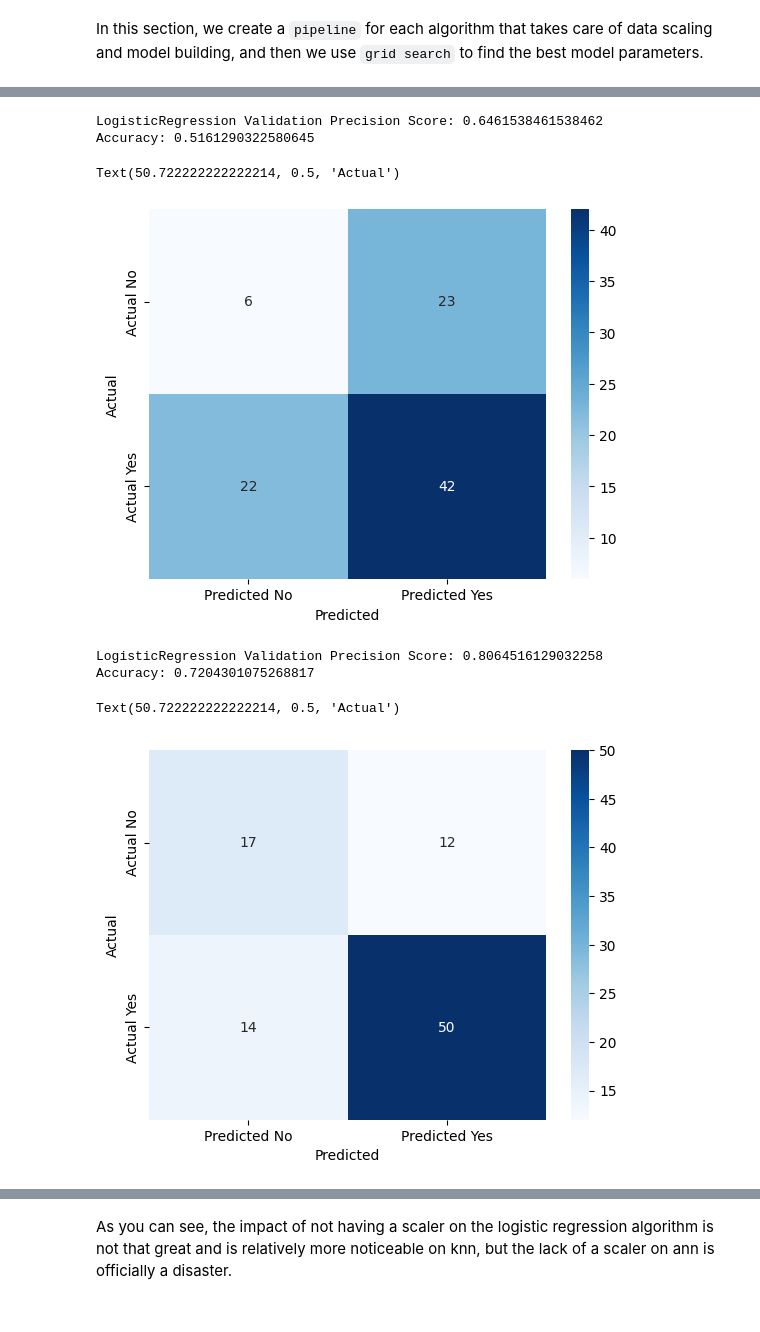
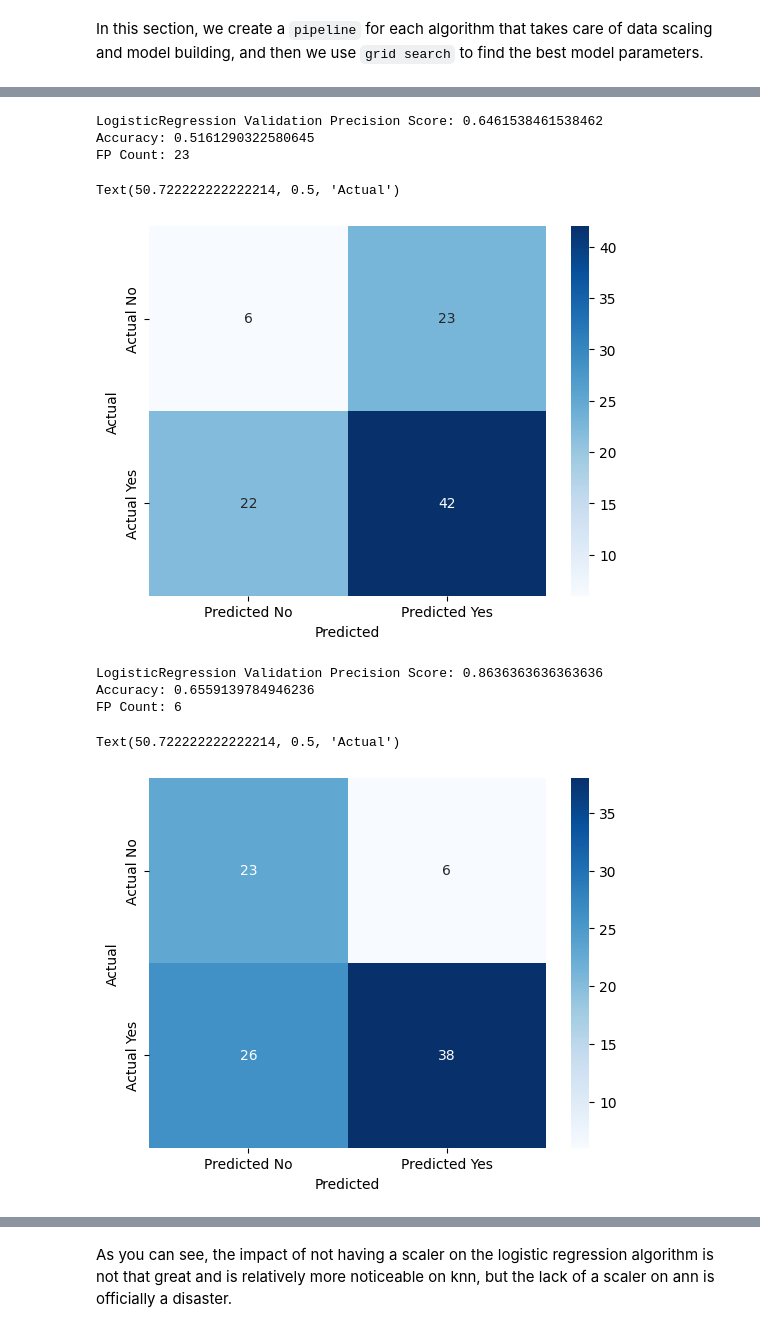
Before and after one commit to AminPerfectDevGeek/FinalProject_Daneshkar, a Jupyter notebook: notebooks/Loan Allocation Eligibility Review Model Project.ipynb, the cells around one changed output, grey strips where cells are left out. Saved outputs shown, nothing was run; the diff lists cells and outputs as text; code cells hidden in the pictures.

```diff
--- a/notebooks/Loan Allocation Eligibility Review Model Project.ipynb
+++ b/notebooks/Loan Allocation Eligibility Review Model Project.ipynb
@@ -133,20 +134,19 @@ In this section, we create a `pipeline` for each algorithm that takes care of da
 # Logistic Regression with scaler
 pipe_lr = Pipeline([
     ('scaler', StandardScaler()),
-    ('model', LogisticRegression(random_state=42, max_iter=1000, class_weight={0: 3, 1: 1}))
+    ('model', LogisticRegression(random_state=42, max_iter=1000, class_weight={0: 10, 1: 1}))
 ])
 
 param_grid_lr = {
-    'model__C': [0.01, 0.1, 1, 10, 100],
-    'model__solver': ['liblinear', 'lbfgs'],
-    'model__class_weight': [{0: 1, 1: 1}, {0: 2, 1: 1}, {0: 3, 1: 1}]
+    'model__C': [0.01, 0.1, 1],
+    'model__solver': ['liblinear', 'lbfgs']
 }
 
 grid_lr = GridSearchCV(
     pipe_lr,
     param_grid_lr,
     cv=5,
-    scoring='precision',
+    scoring='precision_macro',
     n_jobs=-1
 )
 
@@ -159,10 +159,11 @@ calibrated_lr.fit(X_train, y_train)
 
 y_val_pred_lr = best_model_lr.predict(X_val)
 y_proba_lr = calibrated_lr.predict_proba(X_val)[:, 1]
-y_val_pred_lr = (y_proba_lr >= 0.74).astype(int) # best treshold using treshold tuning
+y_val_pred_lr = (y_proba_lr >= 0.748).astype(int) # best treshold using treshold tuning
 
 print("LogisticRegression Validation Precision Score:", precision_score(y_val, y_val_pred_lr))
 print("Accuracy:", accuracy_score(y_val, y_val_pred_lr))
+print("FP Count:", confusion_matrix(y_val, y_val_pred_lr)[0][1])
 
 mat = confusion_matrix(y_val, y_val_pred_lr)
 sns.heatmap(
@@ -313,6 +319,7 @@ y_val_pred_knn_ns = (y_proba_knn >= 0.68).astype(int) # best treshold using tres
 
 print("LogisticRegression Validation Precision Score:", precision_score(y_val, y_val_pred_knn_ns))
 print("Accuracy:", accuracy_score(y_val, y_val_pred_knn_ns))
+print("FP Count:", confusion_matrix(y_val, y_val_pred_knn_ns)[0][1])
 
 mat = confusion_matrix(y_val, y_val_pred_knn_ns)
 sns.heatmap(
@@ -328,6 +335,7 @@ plt.ylabel('Actual')
 # %% [output]
 LogisticRegression Validation Precision Score: 0.6461538461538462
 Accuracy: 0.5161290322580645
+FP Count: 23
 Text(50.722222222222214, 0.5, 'Actual')
 [figure]
 # %%
@@ -352,37 +360,39 @@ grid_ann = GridSearchCV(
     n_jobs=-1
 )
 
 grid_ann.fit(X_train, y_train)
 
 best_model_ann = grid_ann.best_estimator_
 
 calibrated_ann = CalibratedClassifierCV(best_model_ann, method='isotonic', cv=5)
 calibrated_ann.fit(X_train, y_train)
 
 y_val_pred_ann = grid_ann.predict(X_val)
 y_proba_ann = calibrated_ann.predict_proba(X_val)[:, 1]
 
-y_val_pred_ann = (y_proba_ann >= 0.74).astype(int) # best treshold using treshold tuning
+y_val_pred_ann = (y_proba_ann >= 0.78).astype(int) # best treshold using treshold tuning
 
 print("LogisticRegression Validation Precision Score:", precision_score(y_val, y_val_pred_ann))
 print("Accuracy:", accuracy_score(y_val, y_val_pred_ann))
+print("FP Count:", confusion_matrix(y_val, y_val_pred_ann)[0][1])
 
 mat = confusion_matrix(y_val, y_val_pred_ann)
 sns.heatmap(
     mat,
     annot=True,
     fmt='d',
     cmap='Blues',
     xticklabels=['Predicted No', 'Predicted Yes'],
     yticklabels=['Actual No', 'Actual Yes']
 )
 plt.xlabel('Predicted')
 plt.ylabel('Actual')
 # %% [output]
-LogisticRegression Validation Precision Score: 0.8064516129032258
-Accuracy: 0.7204301075268817
+LogisticRegression Validation Precision Score: 0.8636363636363636
+Accuracy: 0.6559139784946236
+FP Count: 6
 Text(50.722222222222214, 0.5, 'Actual')
-[figure, old version]
+[figure, new version]
 # %%
 # ANN without scaler
 pipe_ann_ns = Pipeline([
```
Also changed, not shown: parts of 11 cells of this notebook.
